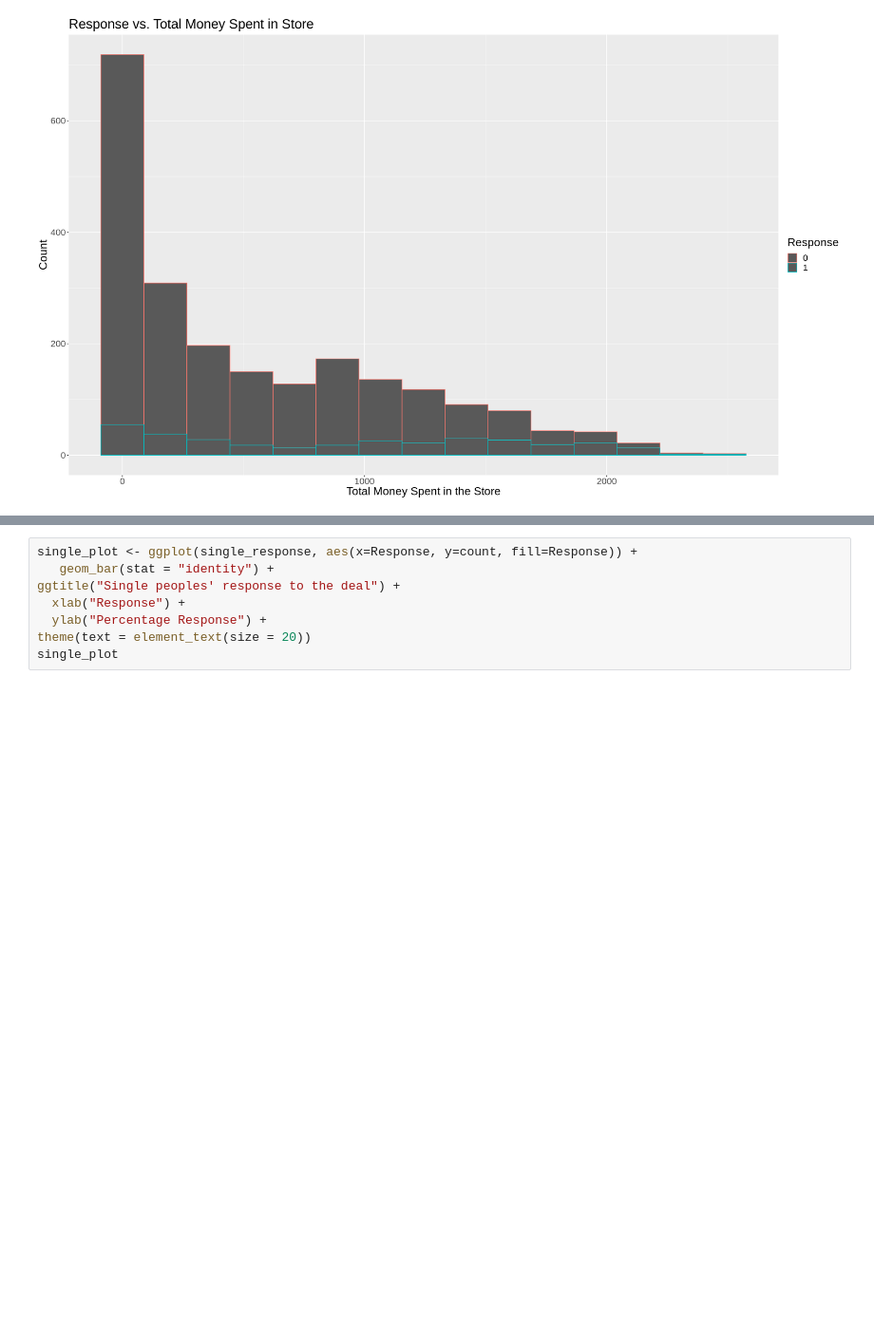
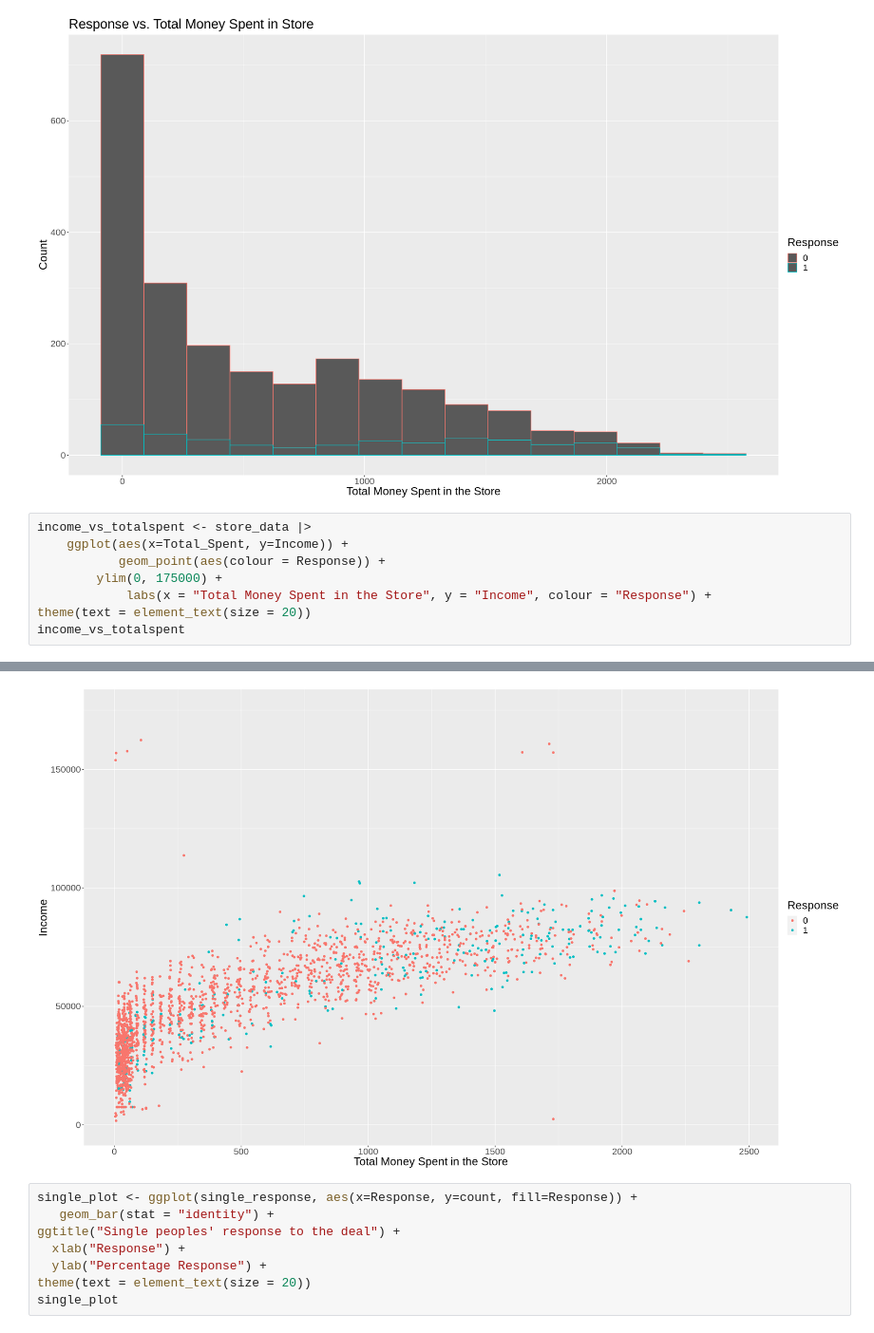
Before and after one commit to nchan315/DSCI_100_007_16_Project, a Jupyter notebook: Proposal.ipynb, the cells around one changed output, grey strips where cells are left out. Shown: that part at 95% size. Saved outputs shown, nothing was run; the diff lists cells and outputs as text; blank space fills up the shorter version.

Commit message:
Added a total v. income graph

```diff
--- a/Proposal.ipynb
+++ b/Proposal.ipynb
@@ -247,3 +229,12 @@ income_spent
 Warning message:
 “Ignoring unknown aesthetics: shape”
 [figure]
+# %%
+income_vs_totalspent <- store_data |>
+    ggplot(aes(x=Total_Spent, y=Income)) +
+           geom_point(aes(colour = Response)) +
+        ylim(0, 175000) +
+            labs(x = "Total Money Spent in the Store", y = "Income", colour = "Response") +
+theme(text = element_text(size = 20))
+income_vs_totalspent
+# %% [output]
@@ -250,3 +243,4 @@ Warning message:
+[figure, added]
 # %%
 single_plot <- ggplot(single_response, aes(x=Response, y=count, fill=Response)) +
    geom_bar(stat = "identity") +
```
Also changed, not shown: parts of 3 cells of this notebook.
